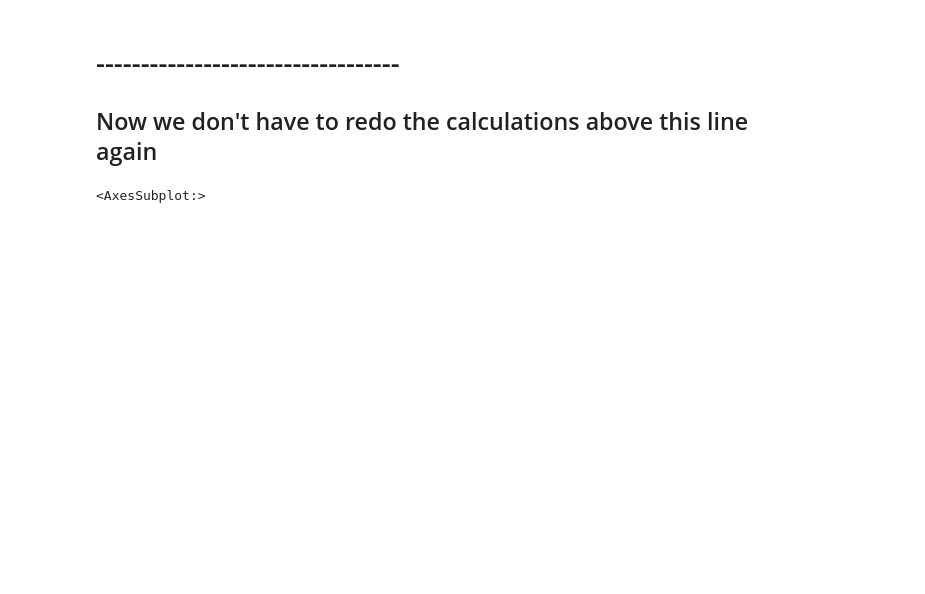
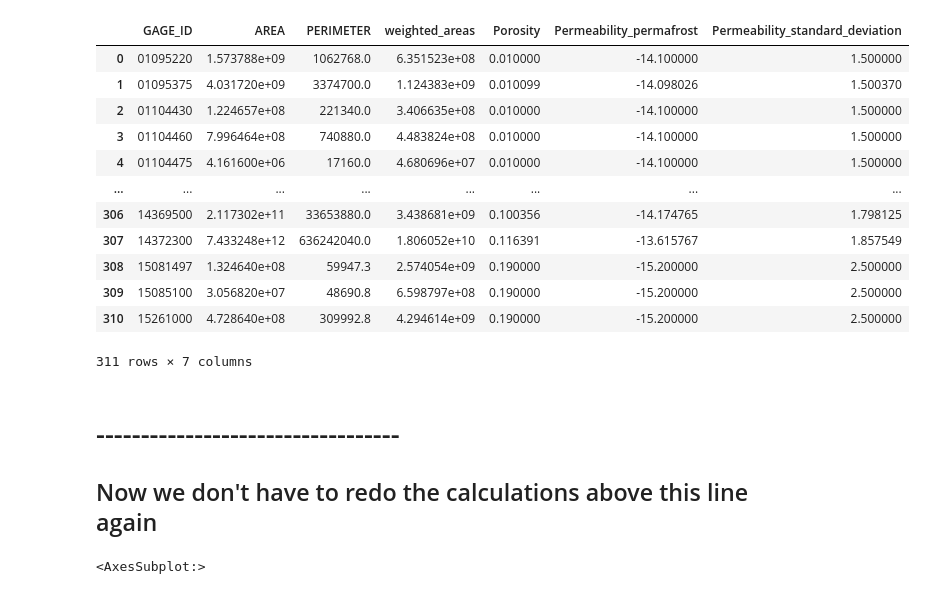
Before and after one commit to lapidesd/streamflow_depletion_metrics_replacement, a Jupyter notebook: Code/aquifer_params.ipynb, the cells around one changed output. Drawn from its saved outputs; the diff is of its cells as text; code cells hidden in the pictures; blank space fills up the shorter version.

```diff
--- a/Code/aquifer_params.ipynb
+++ b/Code/aquifer_params.ipynb
@@ -24,10 +24,11 @@ joined = gpd.sjoin(glhymps_usa,usa,how='right')
 # %%
-joined = joined.merge(glhymps[['IDENTITY_','geometry']],left_on='IDENTITY_',
-                     right_on='IDENTITY_',how='left')
+# joined = joined.merge(glhymps[['IDENTITY_','geometry']],left_on='IDENTITY_',
+#                      right_on='IDENTITY_',how='left')
+joined = glhymps_usa
 joined = joined[['IDENTITY_','Shape_Length','Shape_Area','Porosity','Permeability_no_permafrost',
-                'Permeability_permafrost','Permeability_standard_deviation','geometry_y']]
+                'Permeability_permafrost','Permeability_standard_deviation','geometry']]
 # %%
-joined = gpd.GeoDataFrame(joined, geometry=joined.geometry_y)
+# joined = gpd.GeoDataFrame(joined, geometry=joined.geometry_y)
 # %%
 # limit to only gagesII points
 gagesII = gpd.read_file('../Data/gagesII_data_and_subsets/gagesII.shp').to_crs('ESRI:54030')
@@ -66,6 +281,22 @@ gages_means['Permeability_standard_deviation'] = gages_means.weighted_Perm_stdev
 gages_means = gages_means.drop(columns=['weightedPorosity','weightedPermeability','weighted_Perm_stdev'])
 # %%
 gages_means = gages_means.reset_index()
+# %%
+gages_means
+# %% [output]
+|  | GAGE_ID | AREA | PERIMETER | weighted_areas | Porosity | Permeability_permafrost | Permeability_standard_deviation |
+| 0 | 01095220 | 1.573788e+09 | 1062768.0 | 6.351523e+08 | 0.010000 | -14.100000 | 1.500000 |
+| 1 | 01095375 | 4.031720e+09 | 3374700.0 | 1.124383e+09 | 0.010099 | -14.098026 | 1.500370 |
+| 2 | 01104430 | 1.224657e+08 | 221340.0 | 3.406635e+08 | 0.010000 | -14.100000 | 1.500000 |
+| 3 | 01104460 | 7.996464e+08 | 740880.0 | 4.483824e+08 | 0.010000 | -14.100000 | 1.500000 |
+| 4 | 01104475 | 4.161600e+06 | 17160.0 | 4.680696e+07 | 0.010000 | -14.100000 | 1.500000 |
+| ... | ... | ... | ... | ... | ... | ... | ... |
+| 306 | 14369500 | 2.117302e+11 | 33653880.0 | 3.438681e+09 | 0.100356 | -14.174765 | 1.798125 |
+| 307 | 14372300 | 7.433248e+12 | 636242040.0 | 1.806052e+10 | 0.116391 | -13.615767 | 1.857549 |
+| 308 | 15081497 | 1.324640e+08 | 59947.3 | 2.574054e+09 | 0.190000 | -15.200000 | 2.500000 |
+| 309 | 15085100 | 3.056820e+07 | 48690.8 | 6.598797e+08 | 0.190000 | -15.200000 | 2.500000 |
+| 310 | 15261000 | 4.728640e+08 | 309992.8 | 4.294614e+09 | 0.190000 | -15.200000 | 2.500000 |
+311 rows × 7 columns
 # %%
 # gagesII_join = gpd.sjoin(gagesII,joined.set_crs('ESRI:54030'),how='left')
 # %%
```
Also changed, not shown: parts of 9 cells of this notebook, 1 other file.
